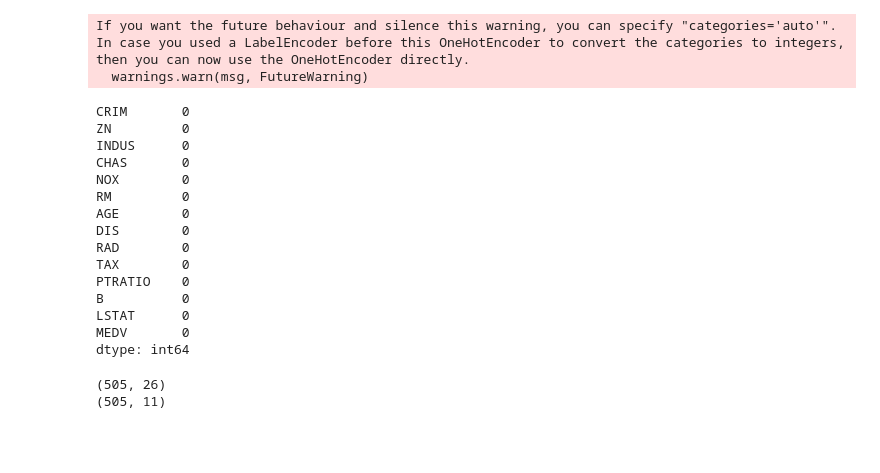
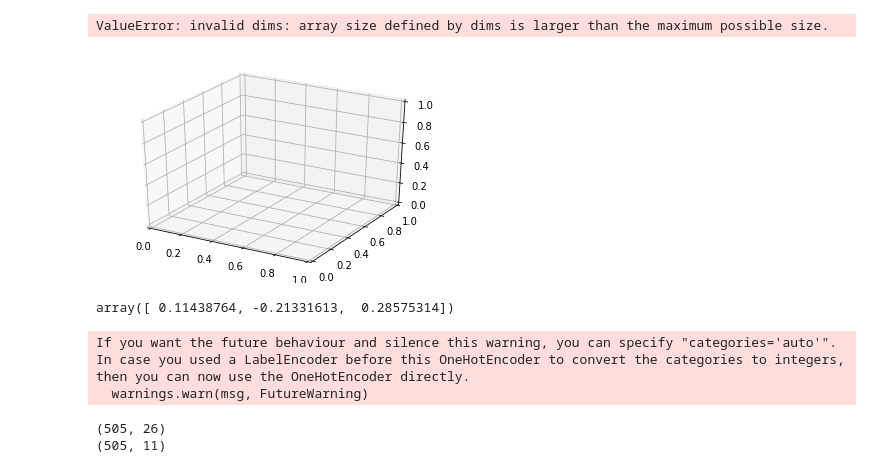
Before and after one commit to Jackalbert88/Fish, a Jupyter notebook: boston-house-prices/CodeaThon1_Housing_Prx.ipynb, the cells around one changed output. Saved outputs shown, nothing was run; the diff lists cells and outputs as text; code cells hidden in the pictures; blank space fills up the shorter version.

```diff
--- a/boston-house-prices/CodeaThon1_Housing_Prx.ipynb
+++ b/boston-house-prices/CodeaThon1_Housing_Prx.ipynb
@@ -31,3 +165,27 @@ data1.columns = ['CRIM', 'ZN', 'INDUS', 'CHAS', 'NOX', 'RM', 'AGE', 'DIS', 'RAD'
+# %%
+#see how being along the chase river changes the price distribution? Graphically
+#next plot pdfs of (feature, price). 3d
+
+#doesn't work yet either
+from mpl_toolkits.mplot3d import Axes3D
+
+fig = plt.figure()
+ax = fig.add_subplot(111, projection = '3d')
+#how to calculate the pdf of this function
+i = 'LSTAT'
+pnts_d = [[x, y] for x,y in zip(data.loc[:,i], data.loc[:,"MEDV"])]
+#print(pnts_d)
+joint_prob, edges = np.histogramdd(pnts_d[:30], bins = 3)
+
+ax.scatter(data[:,i], data[:,"MEDV"], zs = data["MEDV"], alpha = 0.2)
+# %% [output]
+ValueError: invalid dims: array size defined by dims is larger than the maximum possible size.
+[figure, added]
+# %%
+np.random.randn(3, 3)[0]
+#list([data.iloc[:3,1], data.iloc[:3,2]]))
+# %% [output]
+array([ 0.11438764, -0.21331613,  0.28575314])
 # %%
 #how to include this in some pipeline?
 #######################ONLY run once
@@ -50,25 +208,6 @@ print("")
 If you want the future behaviour and silence this warning, you can specify "categories='auto'".
 In case you used a LabelEncoder before this OneHotEncoder to convert the categories to integers, then you can now use the OneHotEncoder directly.
   warnings.warn(msg, FutureWarning)
-# %%
-#more data processing, shows there are no null values
-print(data.isnull().sum())
-# %% [output]
-CRIM       0
-ZN         0
-INDUS      0
-CHAS       0
-NOX        0
-RM         0
-AGE        0
-DIS        0
-RAD        0
-TAX        0
-PTRATIO    0
-B          0
-LSTAT      0
-MEDV       0
-dtype: int64
 # %%
 #should make this a pipeline
 def cat_vars(lst):
```
Also changed, not shown: parts of 5 cells of this notebook.
